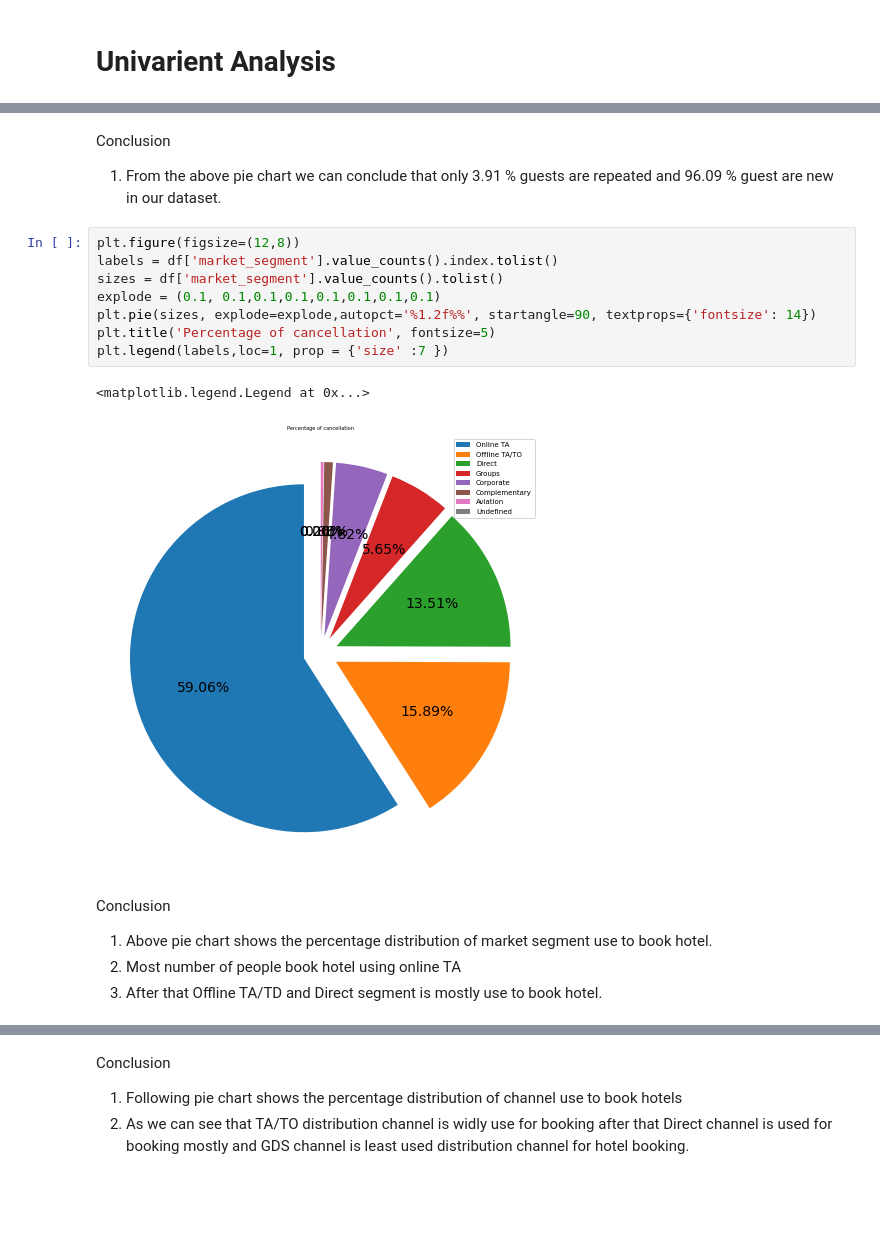
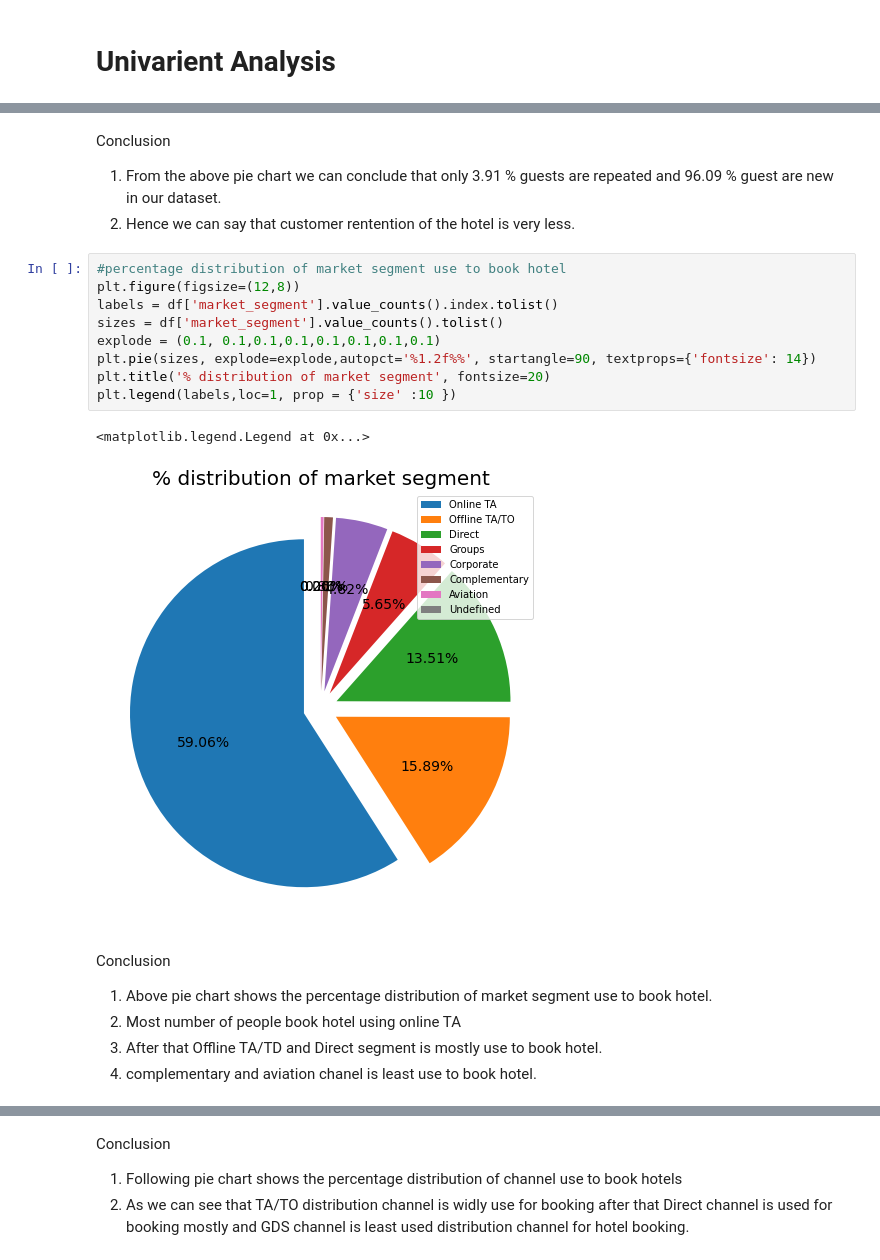
Before and after one commit to aditya8075/EDA---Hotel-Booking-Analysis, a Jupyter notebook: Aditya_Tadas_EDA_on_Hotel_Booking_Capstone_project.ipynb, the cells around one changed output, grey strips where cells are left out. Drawn from its saved outputs; the diff is of its cells as text; blank space fills up the shorter version.

```diff
--- a/Aditya_Tadas_EDA_on_Hotel_Booking_Capstone_project.ipynb
+++ b/Aditya_Tadas_EDA_on_Hotel_Booking_Capstone_project.ipynb
@@ -186,20 +197,23 @@ plt.legend(labels,loc=1, prop = {'size' :10 })
 Conclusion
 1. From the above pie chart we can conclude that only 3.91 % guests are repeated and 96.09 % guest
    are  new in our dataset.
+2. Hence we can say that customer rentention of the hotel is very less.
 # %%
+#percentage distribution of market segment use to book hotel
 plt.figure(figsize=(12,8))
 labels = df['market_segment'].value_counts().index.tolist()
 sizes = df['market_segment'].value_counts().tolist()
 explode = (0.1, 0.1,0.1,0.1,0.1,0.1,0.1,0.1)
 plt.pie(sizes, explode=explode,autopct='%1.2f%%', startangle=90, textprops={'fontsize': 14})
-plt.title('Percentage of cancellation', fontsize=5)
-plt.legend(labels,loc=1, prop = {'size' :7 })
+plt.title('% distribution of market segment', fontsize=20)
+plt.legend(labels,loc=1, prop = {'size' :10 })
 # %% [output]
 <matplotlib.legend.Legend at 0x...>
-[figure, old version]
+[figure, new version]
 # %% [markdown]
 Conclusion
 1. Above pie chart shows the percentage distribution of market segment use to book hotel.
 2. Most number of people book hotel using online TA
 3. After that Offline TA/TD and Direct segment is mostly use to book hotel.
+4. complementary and aviation chanel is least use to book hotel.
 # %%
```
Also changed, not shown: parts of 60 cells of this notebook.
